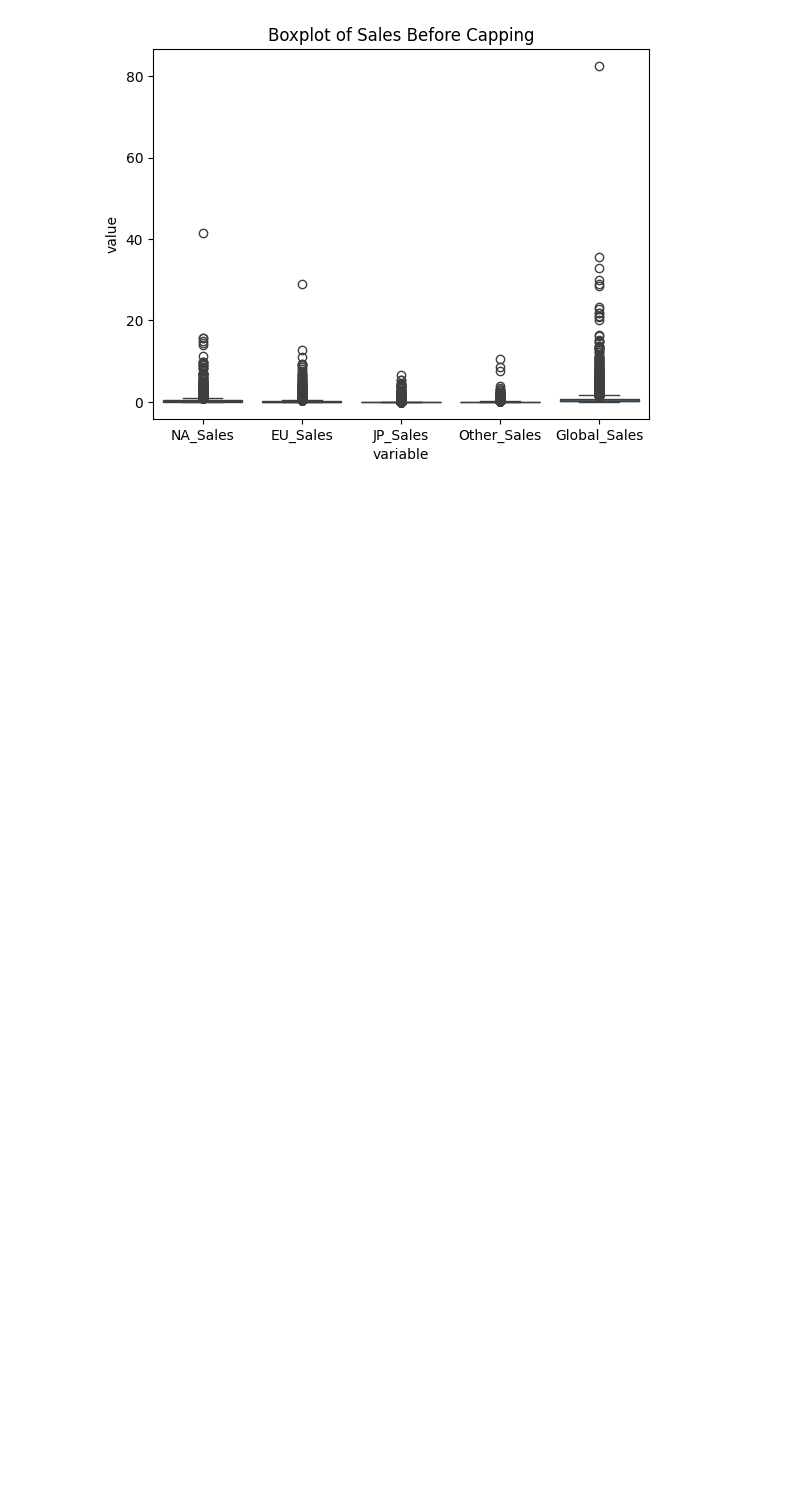
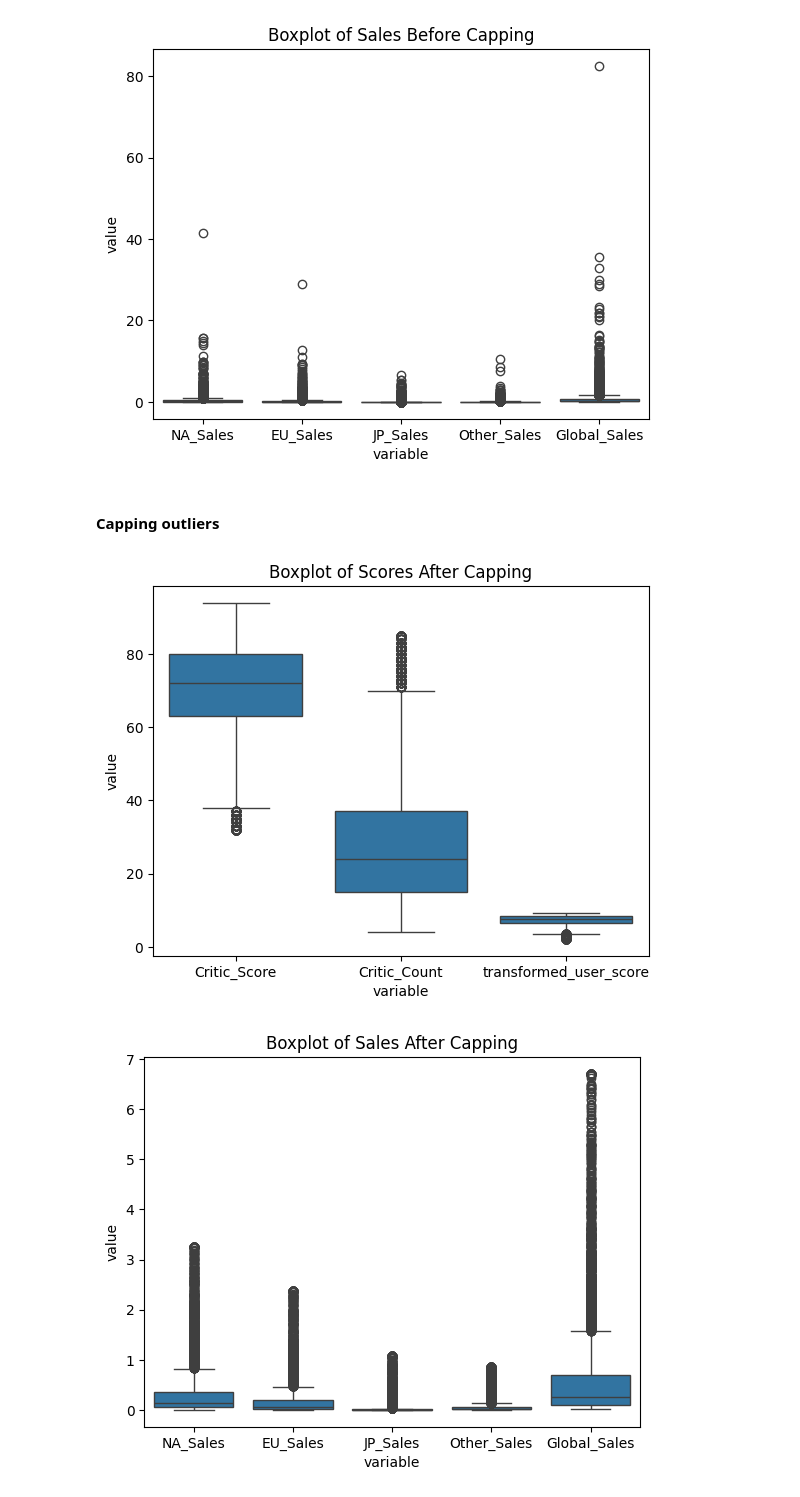
Before and after one commit to NoahKrobot/CA1_Video_Game_DAV, a Jupyter notebook: CA1.ipynb, the cells around one changed output. Drawn from its saved outputs; the diff is of its cells as text; code cells hidden in the pictures; blank space fills up the shorter version.

Commit message:
Capped outliers
Outliers were capped in both sales and scores columns.
This was done by calculating the 1st and 99th percentiles.

```diff
--- a/CA1.ipynb
+++ b/CA1.ipynb
@@ -126,3 +128,28 @@ MergedData.to_csv('MergedData_cleaned.csv', index=False)
 # %% [output]
 [figure]
 [figure]
+# %% [markdown]
+#### Capping outliers
+# %%
+for column in salesColumns:
+    low, high = MergedData[column].quantile([lower_percentile, higher_percentile])
+    MergedData[column] = np.where(MergedData[column] > high, high,
+                         np.where(MergedData[column] < low, low,
+                         MergedData[column]))
+
+for column in scoreColumns:
+    low, high = MergedData[column].quantile([lower_percentile, higher_percentile])
+    MergedData[column] = np.where(MergedData[column] > high, high,
+                         np.where(MergedData[column] < low, low,
+                         MergedData[column]))
+
+sns.boxplot(x="variable", y="value", data=pd.melt(MergedData[scoreColumns]))
+plt.title('Boxplot of Scores After Capping')
+plt.show()
+
+sns.boxplot(x="variable", y="value", data=pd.melt(MergedData[salesColumns]))
+plt.title('Boxplot of Sales After Capping')
+plt.show()
+# %% [output]
+[figure, added]
+[figure, added]
```
Also changed, not shown: parts of 3 cells of this notebook, 1 other file.
